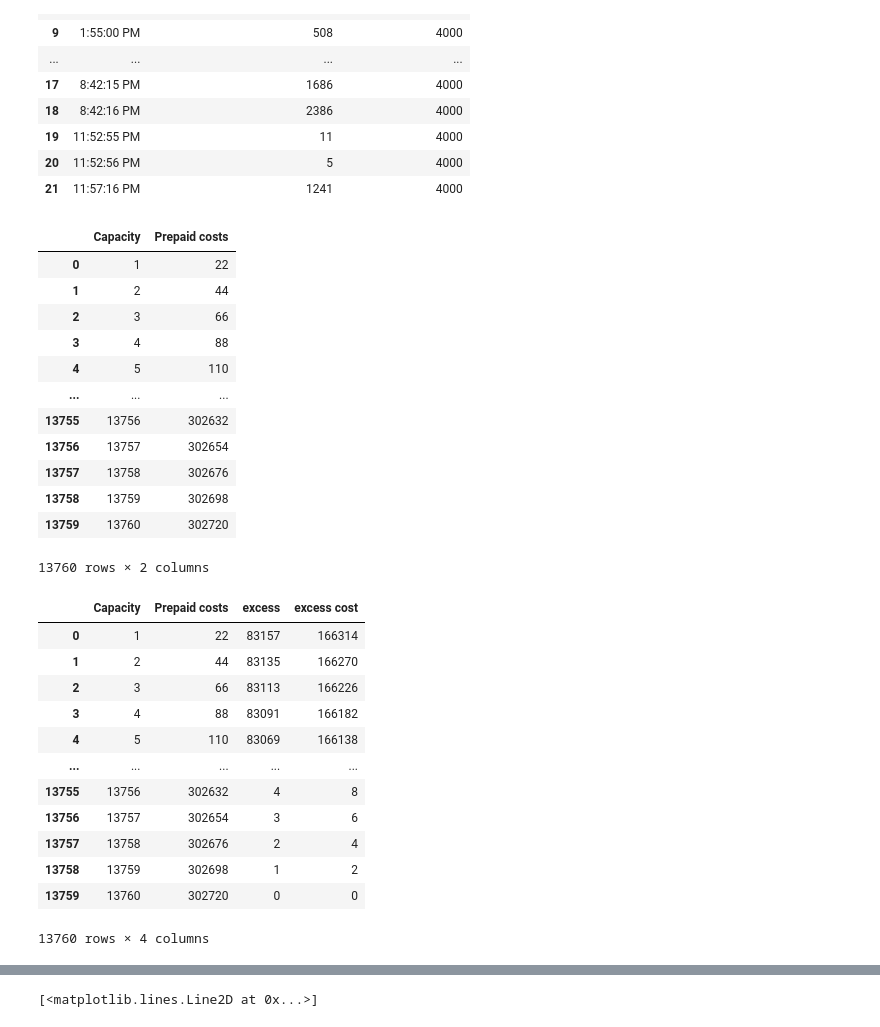
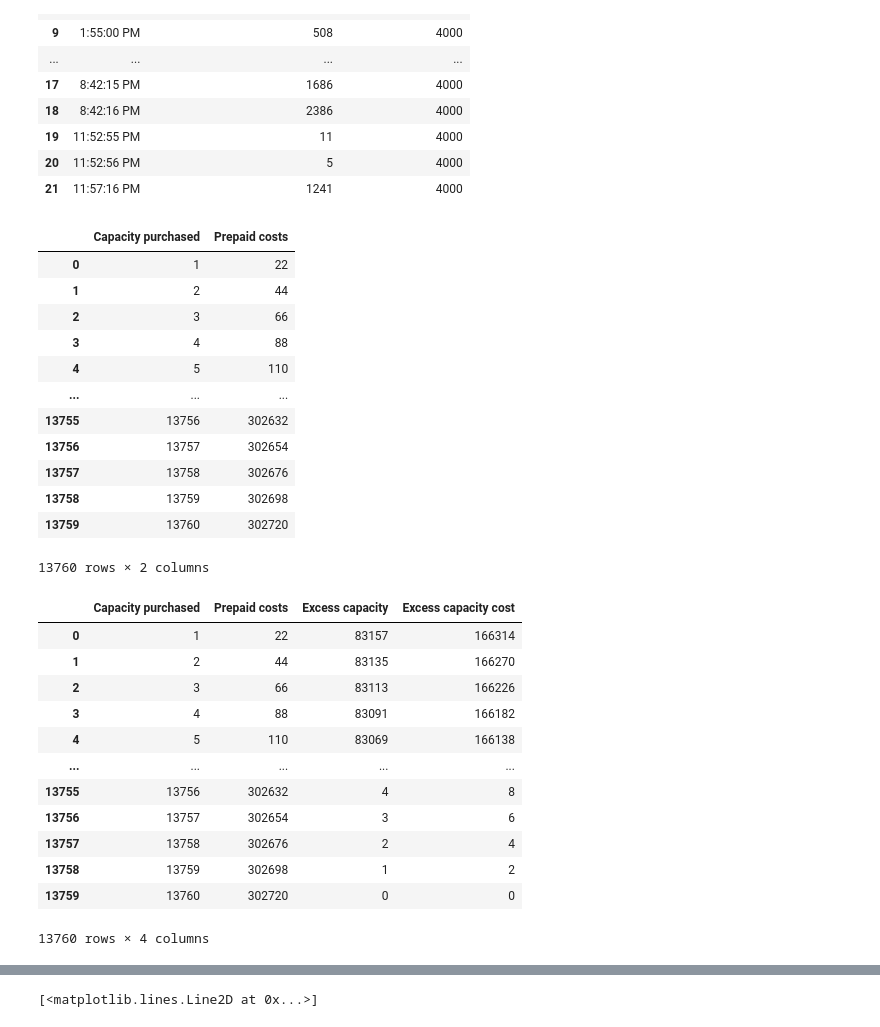
Before and after one commit to priyamborkakoty/Assignment-Solution, a Jupyter notebook: Cost Minimisation.ipynb, the cells around one changed output, grey strips where cells are left out. Cells and saved outputs as stored; diff of their text form; code cells hidden in the pictures.

```diff
--- a/Cost Minimisation.ipynb
+++ b/Cost Minimisation.ipynb
@@ -2,7 +2,7 @@
 import pandas as pd
 import matplotlib.pyplot as plt
 # %%
-df=pd.read_csv(r"D:\Documents\Notes\Github (Projects)\Assignment-Solution\computation capacity optimization problem - Sheet1.csv")
+df=pd.read_csv(r"D:\Documents\Notes\Miscellaneous\ShareChat Problem data\computation capacity optimization problem - Sheet1.csv")
 # %%
 df
 # %% [output]
@@ -24,11 +24,11 @@ df
 | 20 | 11:52:56 PM | 5 | 4000 |
 | 21 | 11:57:16 PM | 1241 | 4000 |
 # %%
-data={'Capacity':[i for i in range(1,13761)], 'Prepaid costs':[i*22 for i in range(1,13761)]}
+data={'Capacity purchased':[i for i in range(1,13761)], 'Prepaid costs':[i*22 for i in range(1,13761)]}
 df_tcost=pd.DataFrame(data)
 df_tcost
 # %% [output]
-|  | Capacity | Prepaid costs |
+|  | Capacity purchased | Prepaid costs |
 | 0 | 1 | 22 |
 | 1 | 2 | 44 |
 | 2 | 3 | 66 |
@@ -46,18 +46,18 @@ t_excess=[]
 for i in range(13760):
     sum_excess=0
     for j in range(22):
-        excess=df['computation capacity being used'][j] - df_tcost['Capacity'][i]
+        excess=df['computation capacity being used'][j] - df_tcost['Capacity purchased'][i]
         if excess>0:
             sum_excess+=excess
     t_excess.append(sum_excess)
 # %%
 t_excess_cost=[i*2 for i in t_excess]
 # %%
-df_tcost['excess']=t_excess
-df_tcost['excess cost']=t_excess_cost
+df_tcost['Excess capacity']=t_excess
+df_tcost['Excess capacity cost']=t_excess_cost
 df_tcost
 # %% [output]
-|  | Capacity | Prepaid costs | excess | excess cost |
+|  | Capacity purchased | Prepaid costs | Excess capacity | Excess capacity cost |
 | 0 | 1 | 22 | 83157 | 166314 |
 | 1 | 2 | 44 | 83135 | 166270 |
 | 2 | 3 | 66 | 83113 | 166226 |
```
Also changed, not shown: parts of 3 cells of this notebook.
